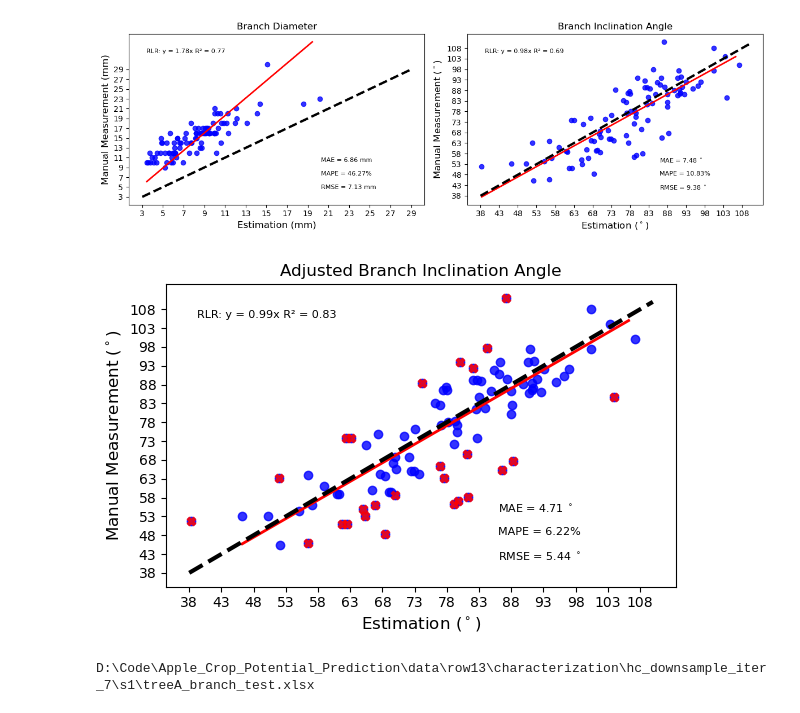
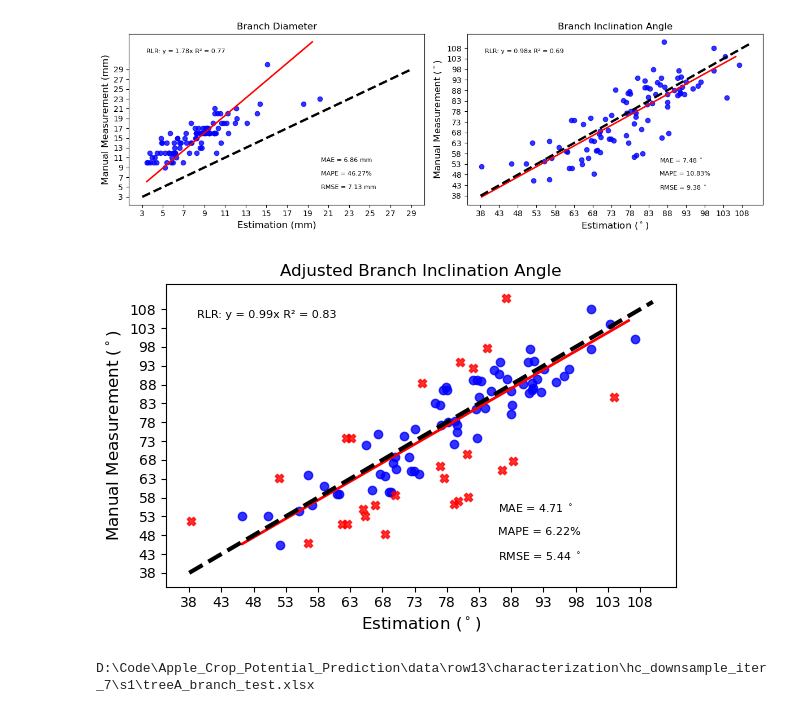
Before and after one commit to suptimq/AppleQSM, a Jupyter notebook: code/notebook/plot_branch_corr.ipynb, the cells around one changed output. Saved outputs shown, nothing was run; the diff lists cells and outputs as text; code cells hidden in the pictures.

```diff
--- a/code/notebook/plot_branch_corr.ipynb
+++ b/code/notebook/plot_branch_corr.ipynb
@@ -104,35 +104,35 @@ plt.savefig(str(data_folder / 'branch_trait_evaluation.png'), dpi=300)
 # %%
 removed_df = df.loc[df['Difference > 10']==True, :]
 rest_df = df.loc[df['Difference > 10']==False, :]
 
 fig, ax = plt.subplots(nrows=1, ncols=1, figsize=(6,4))
 
 x_axis = 'Vertical_Croth_Angle-Degree'
 y_axis = 'Manual_Vertical_Crotch_Angle-Degree'
 metrics = evaluation(rest_df, x=x_axis, y=y_axis, fit_intercept=False)
 lr_x, lr_y, lr_coef, lr_intercept, lr_score = metrics['LR']
 ransac_lr_x, ransac_lr_y, rlr_coef, rlr_intercept, rlr_score = metrics['RLR']
-sns.regplot(x=x_axis, y=y_axis, data=df, ci=None, fit_reg=False, robust=False, scatter_kws={"color": "blue"}, line_kws={"color": "red"}, ax=ax)
+sns.regplot(x=x_axis, y=y_axis, data=rest_df, ci=None, fit_reg=False, robust=False, scatter_kws={"color": "blue"}, line_kws={"color": "red"}, ax=ax)
 sns.regplot(x=x_axis, y=y_axis, data=removed_df, ci=None, fit_reg=False, robust=False, marker="X", scatter_kws={"color": "red"}, ax=ax)
 
 # ax.plot(lr_x, lr_y, color="green", linewidth=2, label="Linear regressor")
 ax.plot(ransac_lr_x, ransac_lr_y, color="red", linewidth=2, label="Huber regressor")
 ax.text(0.06, 0.9, f'RLR: y = {rlr_coef[0]:.2f}x R\u00b2 = {0.83:.2f}', **text_in_figure_para, transform=ax.transAxes)
 # ax.text(0.06, 0.82, f'LR:   y = {lr_coef[0][0]:.2f}x+{lr_intercept[0]:.2f} R\u00b2 = {lr_score:.2f}', **text_in_figure_para, transform=ax.transAxes)
 ax.text(0.65, 0.26, f"MAE = {metrics['MAE']} $^\circ$", **text_in_figure_para, transform=ax.transAxes)
 ax.text(0.65, 0.18, f"MAPE = {metrics['MAPE']}%", **text_in_figure_para, transform=ax.transAxes)
 ax.text(0.65, 0.1, f"RMSE = {metrics['RMSE']} $^\circ$", **text_in_figure_para, transform=ax.transAxes)
 ax.set_title('Adjusted Branch Inclination Angle', **text_in_title_para)
 ax.set_xlabel('Estimation ($^\circ$)', **text_in_title_para)
 ax.set_ylabel('Manual Measurement ($^\circ$)', **text_in_title_para)
 
 # plot 1:1 line
 plot_yx_line(df, x_axis, y_axis, ax)
 
 fig.tight_layout()
-plt.savefig(str(data_folder / 'branch_trait_evaluation_adjusted.png'), dpi=300)
+plt.savefig(str(data_folder / 'branch_angle_evaluation_adjusted.png'), dpi=300)
 # %% [output]
-[figure, old version]
+[figure, new version]
 # %%
 removed_df.to_excel(str(data_folder / 'removed_branch_trait.xlsx'), index=False)
 rest_df.to_excel(str(data_folder / 'adjusted_branch_trait.xlsx'), index=False)
```
Also changed, not shown: 4 other files.
